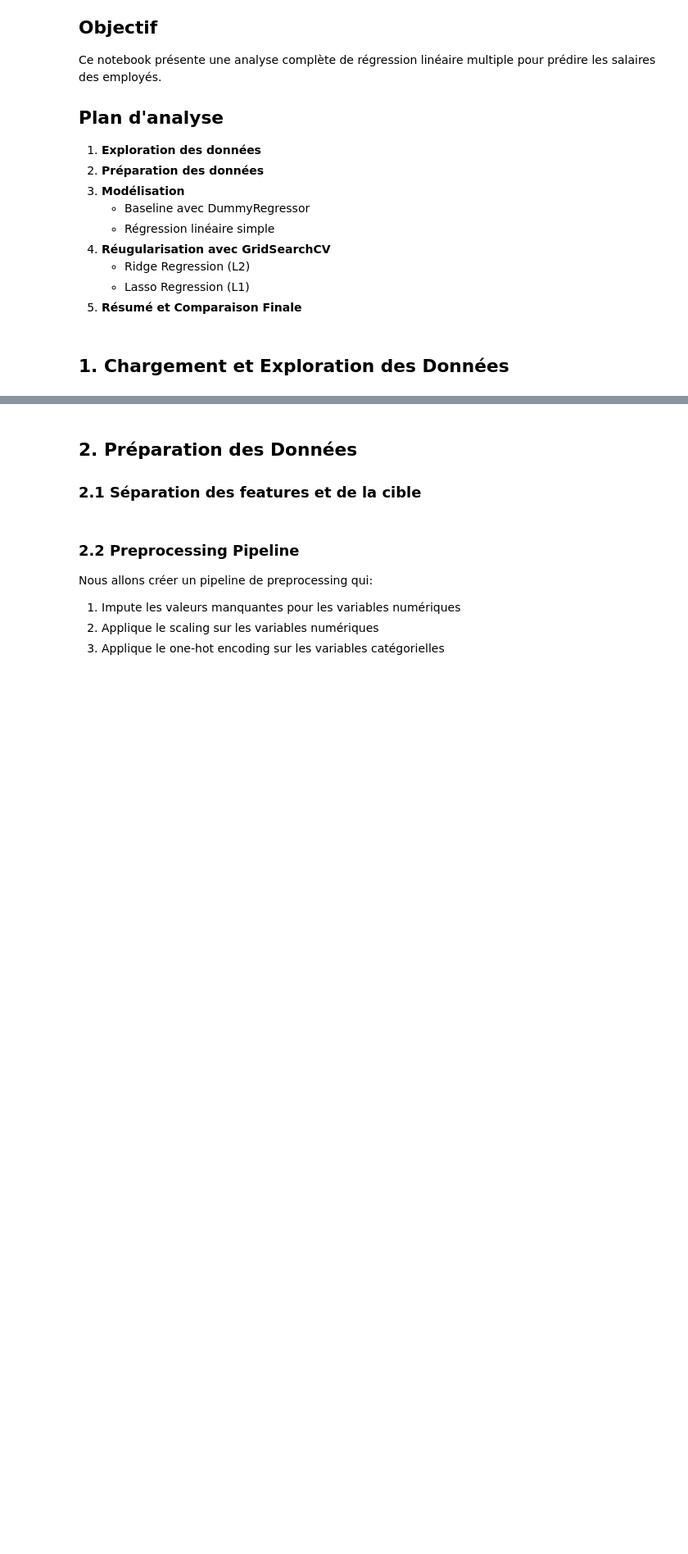
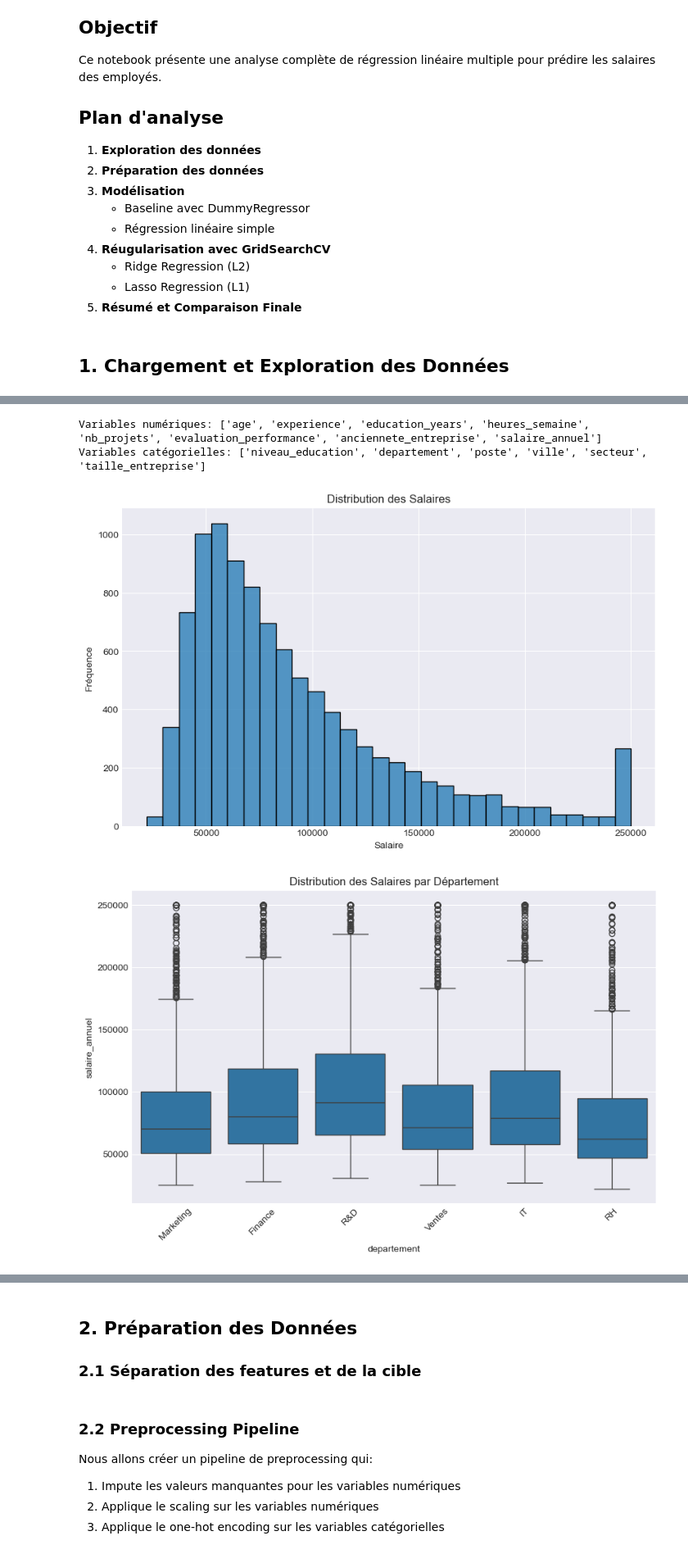
Before and after one commit to SamanthC/linear-regression-exercise, a Jupyter notebook: salary_regression_analysis.ipynb, the cells around one changed output, grey strips where cells are left out. Shown: that part at 82% size. Drawn from its saved outputs; the diff is of its cells as text; code cells hidden in the pictures; blank space fills up the shorter version.

```diff
--- a/salary_regression_analysis.ipynb
+++ b/salary_regression_analysis.ipynb
@@ -41,3 +41,6 @@ plt.style.use('seaborn-v0_8-darkgrid')
 # Chargement des données
 
 # TO DO : Charger le dataset employee_salaries.csv dans un DataFrame pandas et afficher les 5 premières lignes ainsi que la shape du dataset
+df = pd.read_csv('/Users/alicepastore/Downloads/ld/linear-regression-exercise/data/employee_salaries.csv')
+print(df.head())
+print(df.shape)
@@ -48,4 +89,12 @@ plt.style.use('seaborn-v0_8-darkgrid')
 # %%
 # Séparation des variables numériques et catégorielles
 
+
 # TO DO : créer deux listes qui séparent les variables numériques et catégorielles
+numeric_features = df.select_dtypes(include=['int64', 'float64']).columns.tolist()
+categorical_features = df.select_dtypes(include=['object']).columns.tolist()
+print("Variables numériques:", numeric_features)
+print("Variables catégorielles:", categorical_features)
+# %% [output]
+Variables numériques: ['age', 'experience', 'education_years', 'heures_semaine', 'nb_projets', 'evaluation_performance', 'anciennete_entreprise', 'salaire_annuel']
+Variables catégorielles: ['niveau_education', 'departement', 'poste', 'ville', 'secteur', 'taille_entreprise']
@@ -56,0 +101,57 @@ plt.style.use('seaborn-v0_8-darkgrid')
+# %%
+# Analyse des données
+# TO DO : Analyser les données avec des visualisations appropriées (histogrammes, boxplots, heatmap de corrélation, etc.)
+# pour comprendre la distribution des variables et leurs relations avec la variable cible 'salaire'
+# Distribution du salaire
+plt.figure(figsize=(10, 6))
+sns.histplot(x =df['salaire_annuel'], bins=30)
+plt.title('Distribution des Salaires')
+plt.xlabel('Salaire')
+plt.ylabel('Fréquence')
+plt.show()
+
+plt.figure(figsize=(10, 6))
+sns.boxplot(data=df, x='departement', y='salaire_annuel')
+plt.xticks(rotation=45)
+plt.title('Distribution des Salaires par Département')
+plt.show()
+
+# Matrice de corrélation pour les variables numériques
+plt.figure(figsize=(10, 8))
+sns.heatmap(df[numeric_features].corr(), annot=True, cmap='coolwarm', center=0)
+plt.title('Matrice de Corrélation des Variables Numériques')
+plt.tight_layout()
+plt.show()
+
+
+# Relation entre l'expérience et le salaire
+plt.figure(figsize=(10, 6))
+sns.scatterplot(data=df, x='experience', y='salaire_annuel')
+plt.title('Relation entre les Années d\'Expérience et le Salaire')
+plt.xlabel('Années d\'Expérience')
+plt.ylabel('Salaire Annuel')
+plt.show()
+
+# Distribution des salaires par niveau d'éducation
+plt.figure(figsize=(10, 6))
+sns.violinplot(data=df, x='niveau_education', y='salaire_annuel')
+plt.title("Distribution des Salaires par Niveau d'Éducation")
+plt.show()
+
+# Relation entre l'âge et le salaire avec la couleur par département
+plt.figure(figsize=(12, 6))
+sns.scatterplot(data=df, x='age', y='salaire_annuel', hue='departement', alpha=0.6)
+plt.title('Relation entre l\'Âge et le Salaire par Département')
+plt.legend(bbox_to_anchor=(1.05, 1), loc='upper left')
+plt.tight_layout()
+plt.show()
+
+# Distribution des salaires par tranche d'âge
+df['tranche_age'] = pd.cut(df['age'], bins=[20, 30, 40, 50, 60, 70], labels=['20-30', '30-40', '40-50', '50-60', '60-70'])
+plt.figure(figsize=(10, 6))
+sns.boxplot(data=df, x='tranche_age', y='salaire_annuel')
+plt.title('Distribution des Salaires par Tranche d\'Âge')
+plt.show()
+# %% [output]
+[figure, added]
+[figure, added]
```
Also changed, not shown: parts of 4 cells of this notebook.
